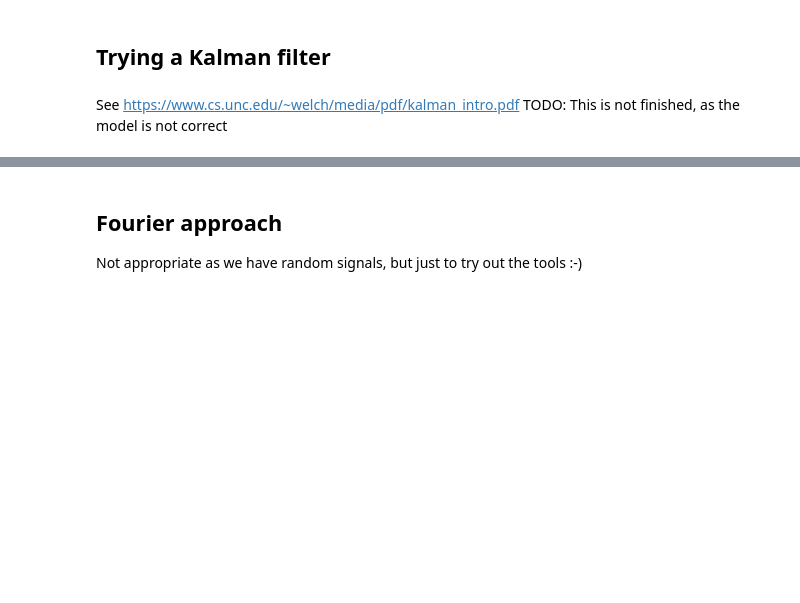
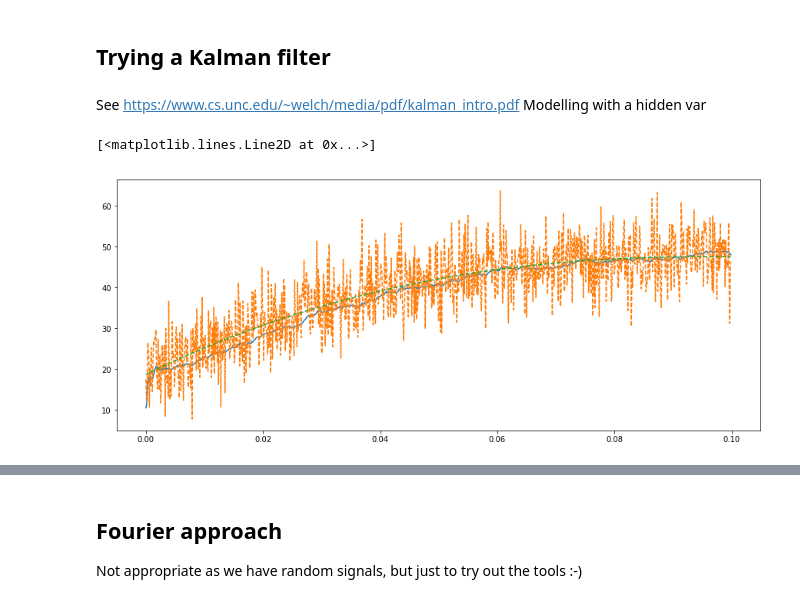
Before and after one commit to bcouturi/FilteringTest, a Jupyter notebook: Filtering.ipynb, the cells around one changed output, grey strips where cells are left out. Cells and saved outputs as stored; diff of their text form; code cells hidden in the pictures; blank space fills up the shorter version.

```diff
--- a/Filtering.ipynb
+++ b/Filtering.ipynb
@@ -71,4 +103,49 @@ plt.show()
 ## Trying a Kalman filter
 # %% [markdown]
 See https://www.cs.unc.edu/~welch/media/pdf/kalman_intro.pdf
-TODO: This is not finished, as the model is not correct
+Modelling with a hidden var
+# %%
+# Initial state
+kfil = np.zeros(signal.shape)
+X0 = np.array([[0.], [0.]]) # Initial state, dim2, position and speed...
+P0 = np.array([[ 30., 0.],
+               [0., 35.]])
+dt= t[1]-t[0]
+A = np.array([[ 1, dt],
+              [0, 1]])
+Q = np.array([[ 0.01, 0.01],
+              [ 0.01, 0.01]]) # Process error - todo: tune this!!
+H = np.array([[1., 0.]]) # Measurement function, we only know the value
+R = np.array([[20]]) # Measurement error
+debug = False
+for i, s in enumerate(signal):
+    # Predicting the next state
+    X1 = np.dot(A, X0)
+    P1 = np.dot(np.dot(A, P0 ), A.T) + Q
+
+    # Updating our state
+    S = np.dot(H, P1).dot(H.T) + R
+    K = np.dot(P1, H.T).dot(inv(S)) # Kalman gain
+
+    y = s - np.dot(H, X1) # Residual
+    X0 = X1 + np.dot(K, y) # proper state update
+    P0 = P1 - np.dot(K, H).dot(P1)
+    kfil[i] = X0[0]
+
+    if i < 10 and debug:
+        print("======")
+        print("signal:", s)
+        print("Predicted:", X1)
+        print("P1:", P1)
+        print("Residual:", y)
+        print("K:", K)
+        print("S:", S)
+        print("Final:", X0)
+# %%
+myzoom=1000
+plt.plot(t[0:myzoom], kfil[0:myzoom], '-')
+plt.plot(t[0:myzoom], signal[0:myzoom], '--')
+plt.plot(t[0:myzoom], slow_component[0:myzoom], '--')
+# %% [output]
+[<matplotlib.lines.Line2D at 0x...>]
+[figure, added]
```
Also changed, not shown: parts of 19 cells of this notebook.
